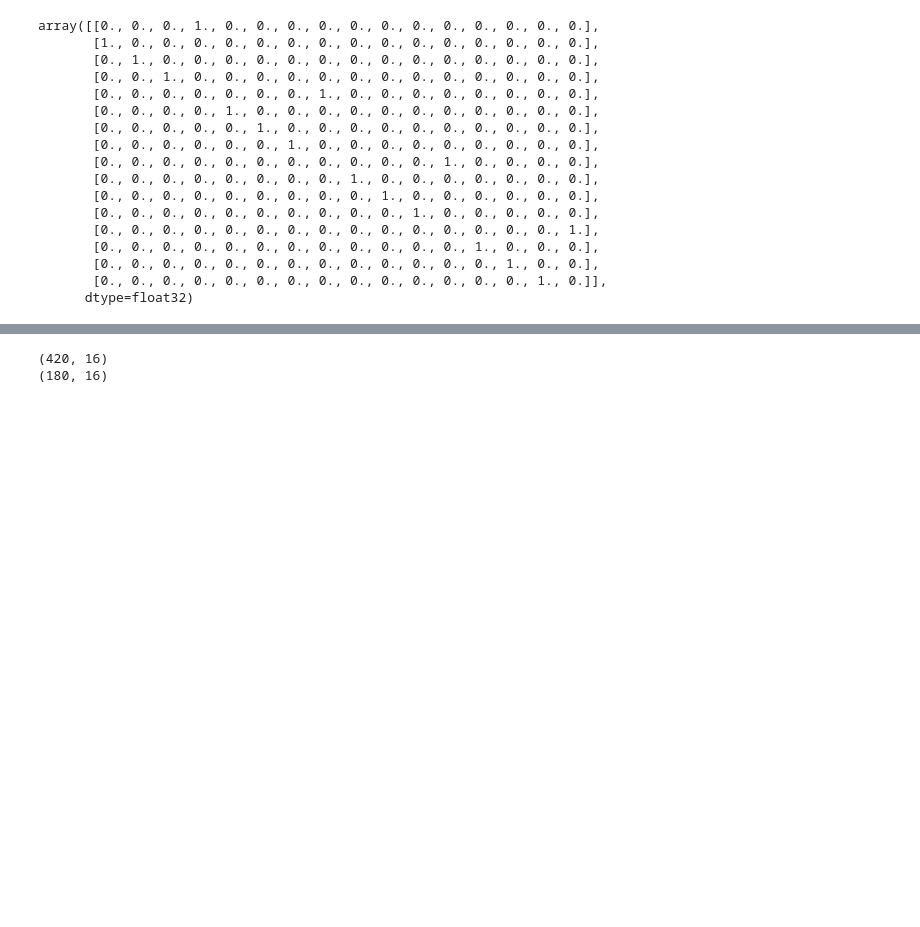
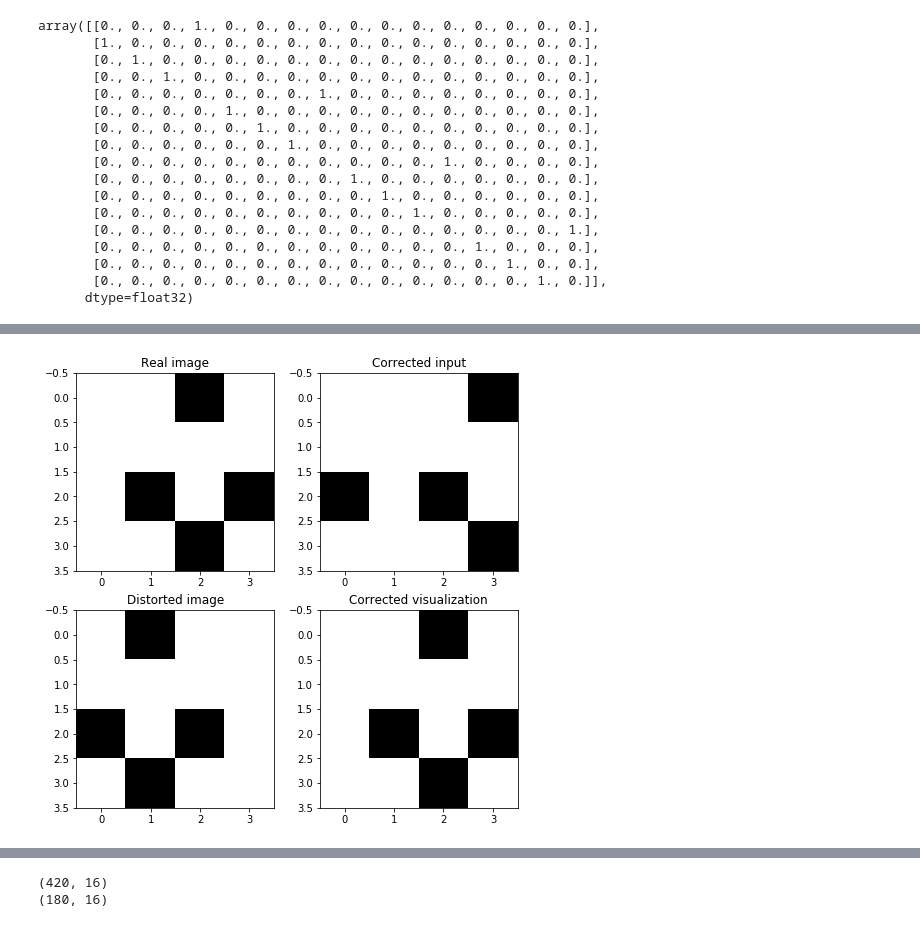
Before and after one commit to marieo31/final_project, a Jupyter notebook: data_generation.ipynb, the cells around one changed output, grey strips where cells are left out. Drawn from its saved outputs; the diff is of its cells as text; code cells hidden in the pictures; blank space fills up the shorter version.

Commit message:
good results to predict the mangled matrix

```diff
--- a/data_generation.ipynb
+++ b/data_generation.ipynb
@@ -260,3 +270,10 @@ plt.show()
 # %%
 # Now let's use one of the random images, split it up into one pixel images and predict the mangled result
-# then, by going
+# then, we find the transformation matrix and invert it and tadaaaaa!
+cut = 0.4
+Mreal = np.random.choice([0, 1], size=(nbpix,nbpix), p=[ 1-cut, cut])
+Mmang = Mreal@P
+Mstar = Mreal@Pstar
+vis_matrices(Mreal, Mmang, Mstar, P)
+# %% [output]
+[figure, added]
```
Also changed, not shown: parts of 15 cells of this notebook.
